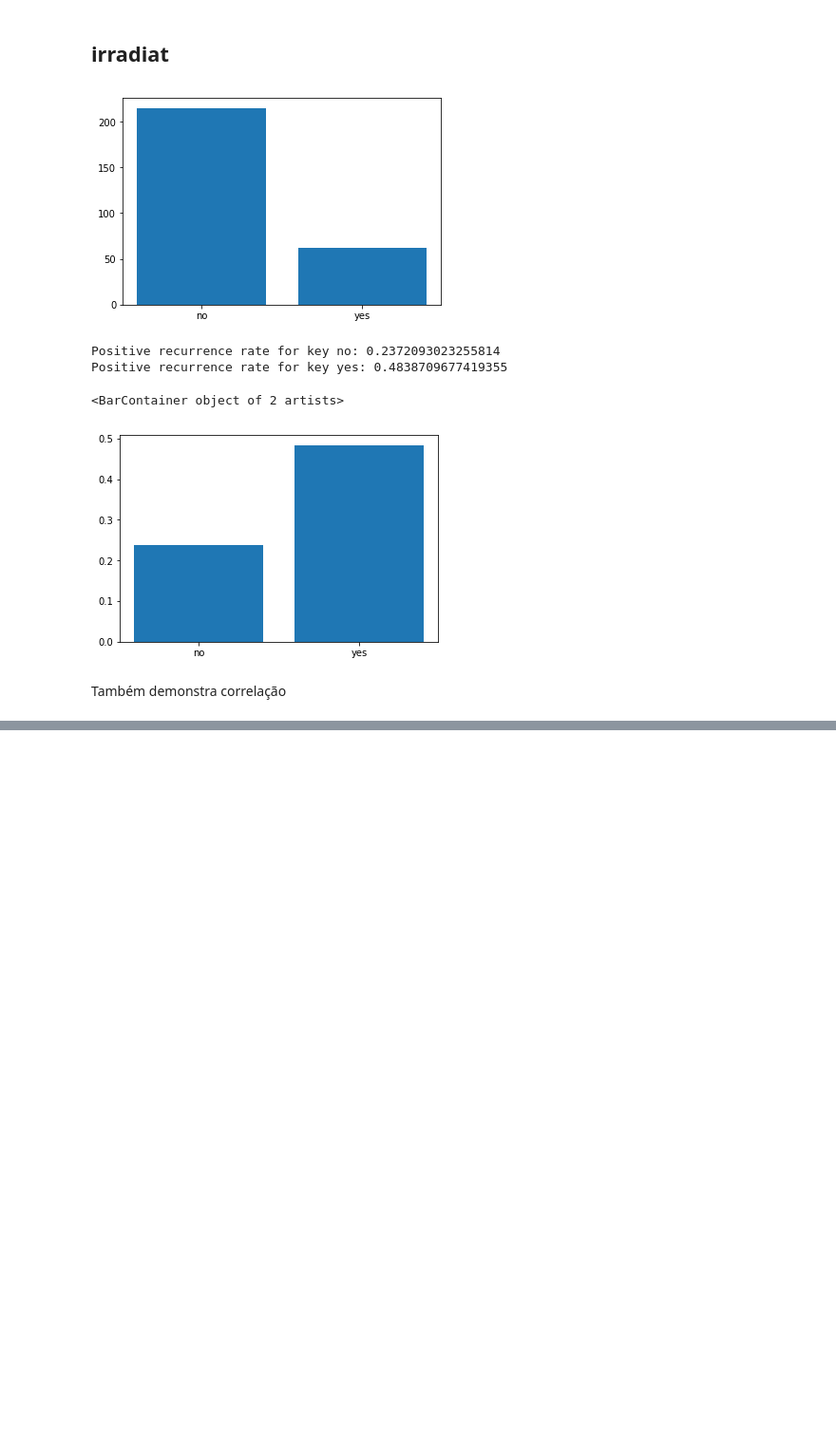
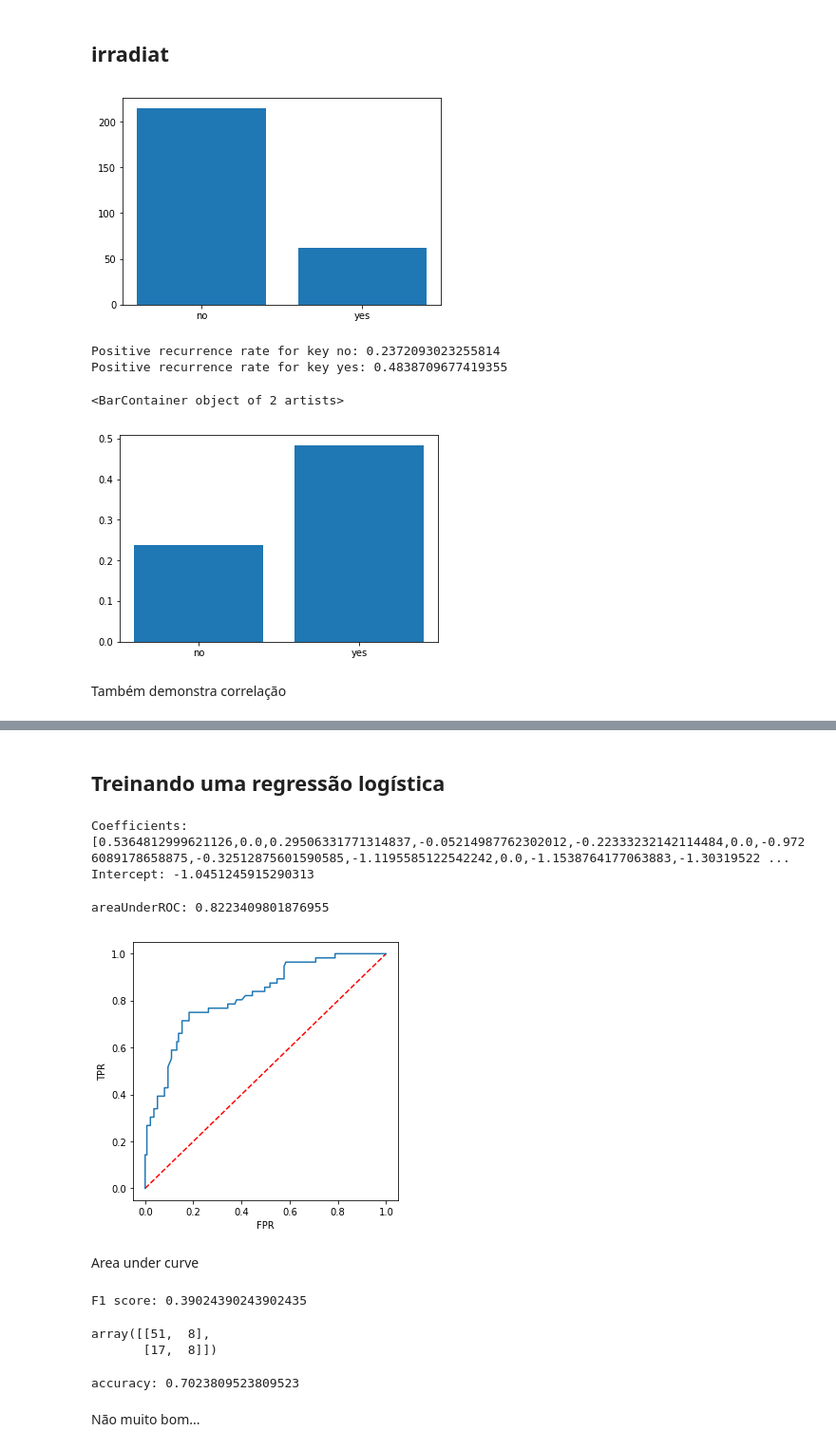
Before and after one commit to LRAbbade/trabalho_NN, a Jupyter notebook: tests.ipynb, the cells around one changed output, grey strips where cells are left out. Shown at 95% size. Saved outputs shown, nothing was run; the diff lists cells and outputs as text; code cells hidden in the pictures; blank space fills up the shorter version.

```diff
--- a/tests.ipynb
+++ b/tests.ipynb
@@ -419,0 +441,4 @@ sc = SparkContext(appName="dataquest")
+# %%
+dataset = assembler.transform(spark_df).select("features", "y_recurrence-events")
+dataset = dataset.select(col("features").alias("features"), col("y_recurrence-events").alias("label"))
+dataset.show(n=250)
@@ -419,0 +467,7 @@ sc = SparkContext(appName="dataquest")
+# %%
+def df_split(dataset, size):
+    train, test = train_test_split(dataset.toPandas(), test_size=size, random_state=42,
+                                   stratify=dataset.select('label').toPandas().values)
+    return spark.createDataFrame(train), spark.createDataFrame(test)
+# %%
+train, test = df_split(dataset, 0.3)
@@ -419,0 +514,55 @@ sc = SparkContext(appName="dataquest")
+# %% [markdown]
+## Treinando uma regressão logística
+# %%
+lr = LogisticRegression(maxIter=10, regParam=0.01, elasticNetParam=0.8)
+lrModel = lr.fit(train)
+
+print("Coefficients: " + str(lrModel.coefficients))
+print("Intercept: " + str(lrModel.intercept))
+# %% [output]
+Coefficients: [0.5364812999621126,0.0,0.29506331771314837,-0.05214987762302012,-0.22333232142114484,0.0,-0.9726089178658875,-0.32512875601590585,-1.1195585122542242,0.0,-1.1538764177063883,-1.30319522 ...
+Intercept: -1.0451245915290313
+# %%
+trainingSummary = lrModel.summary
+# trainingSummary.roc.show()
+print("areaUnderROC: " + str(trainingSummary.areaUnderROC))
+
+plt.figure(figsize=(5,5))
+plt.plot([0, 1], [0, 1], 'r--')
+plt.plot(lrModel.summary.roc.select('FPR').collect(),
+         lrModel.summary.roc.select('TPR').collect())
+plt.xlabel('FPR')
+plt.ylabel('TPR')
+plt.show()
+# %% [output]
+areaUnderROC: 0.8223409801876955
+[figure, added]
+# %% [markdown]
+Area under curve
+# %%
+predictions = lrModel.transform(test)
+
+y_true = predictions.select("label")
+y_pred = predictions.select("prediction")
+
+y_true = y_true.toPandas()
+y_pred = y_pred.toPandas()
+
+cnf_matrix = confusion_matrix(y_true, y_pred)
+
+print('F1 score:', f1_score(y_true, y_pred))
+cnf_matrix
+# %% [output]
+F1 score: 0.39024390243902435
+array([[51,  8],
+       [17,  8]])
+# %%
+df_pred = y_true
+df_pred['prediction'] = y_pred
+df_pred['right'] = df_pred['label'] == df_pred['prediction']
+aux = df_pred[df_pred['right']]
+print('accuracy:', len(aux)/len(df_pred))
+# %% [output]
+accuracy: 0.7023809523809523
+# %% [markdown]
+Não muito bom...
```
Also changed, not shown: parts of 14 cells of this notebook.
